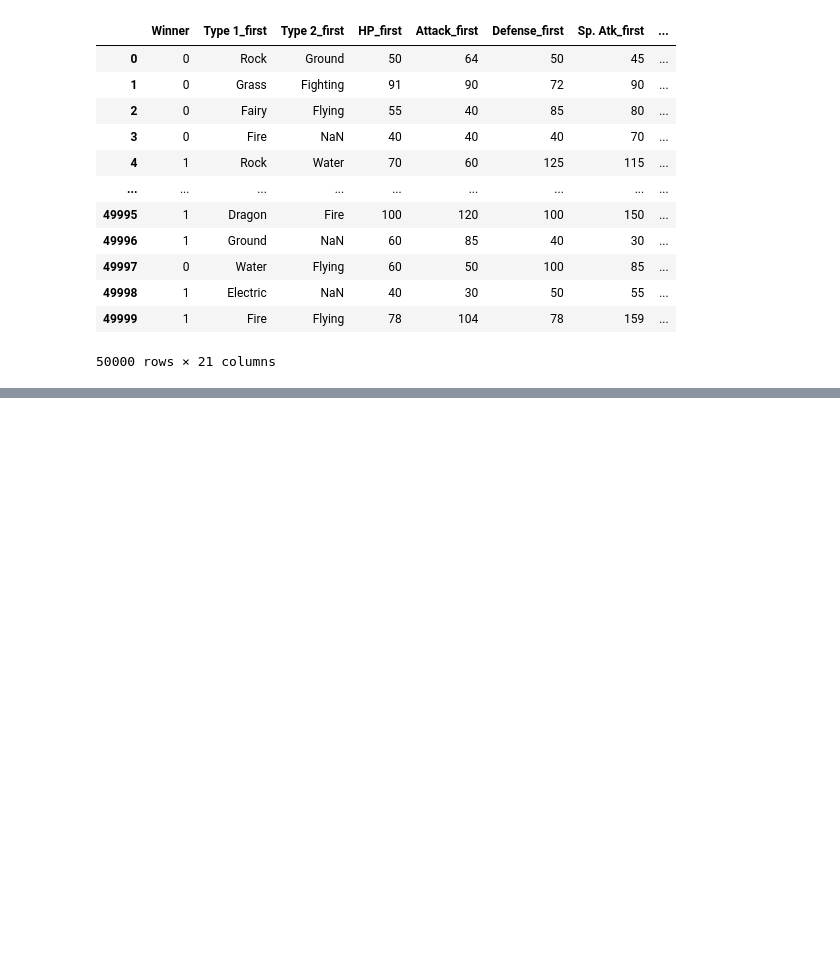
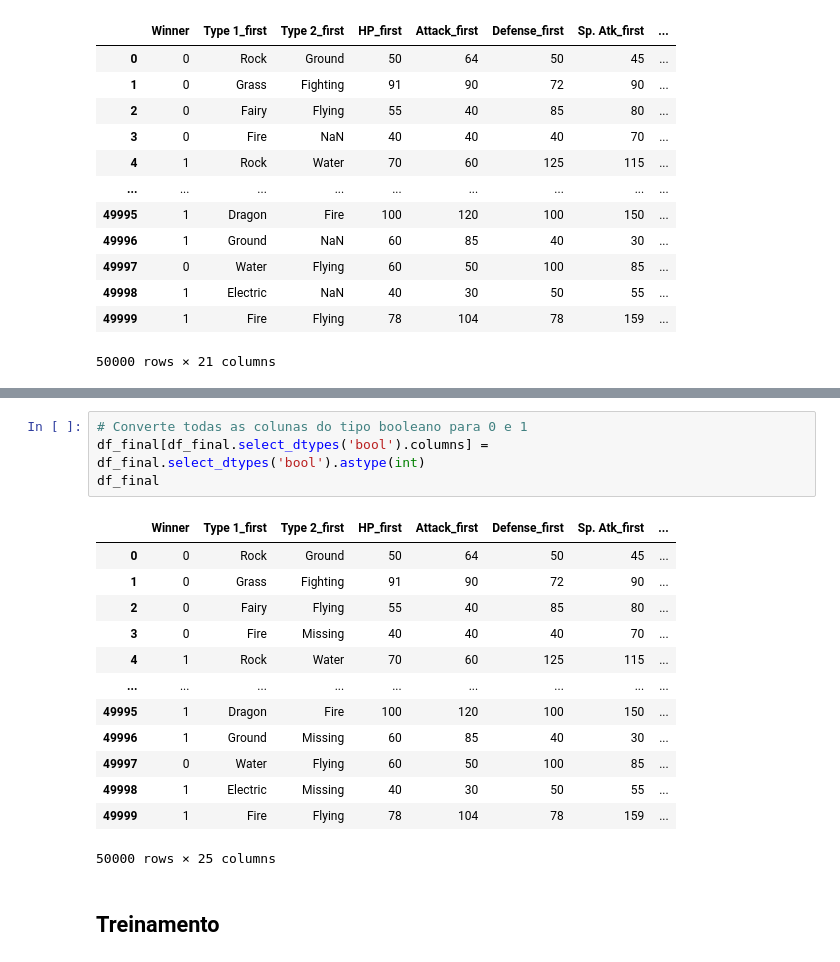
Before and after one commit to luiza-bryn/Rede-Neural, a Jupyter notebook: models/binary_class/model.ipynb, the cells around one changed output, grey strips where cells are left out. Cells and saved outputs as stored; diff of their text form; blank space fills up the shorter version.

Commit message:
treinamento binario

```diff
--- a/models/binary_class/model.ipynb
+++ b/models/binary_class/model.ipynb
@@ -93,0 +150,20 @@ df_final
+# %%
+# Converte todas as colunas do tipo booleano para 0 e 1
+df_final[df_final.select_dtypes('bool').columns] = df_final.select_dtypes('bool').astype(int)
+df_final
+# %% [output]
+|  | Winner | Type 1_first | Type 2_first | HP_first | Attack_first | Defense_first | Sp. Atk_first | ... |
+| 0 | 0 | Rock | Ground | 50 | 64 | 50 | 45 | ... |
+| 1 | 0 | Grass | Fighting | 91 | 90 | 72 | 90 | ... |
+| 2 | 0 | Fairy | Flying | 55 | 40 | 85 | 80 | ... |
+| 3 | 0 | Fire | Missing | 40 | 40 | 40 | 70 | ... |
+| 4 | 1 | Rock | Water | 70 | 60 | 125 | 115 | ... |
+| ... | ... | ... | ... | ... | ... | ... | ... | ... |
+| 49995 | 1 | Dragon | Fire | 100 | 120 | 100 | 150 | ... |
+| 49996 | 1 | Ground | Missing | 60 | 85 | 40 | 30 | ... |
+| 49997 | 0 | Water | Flying | 60 | 50 | 100 | 85 | ... |
+| 49998 | 1 | Electric | Missing | 40 | 30 | 50 | 55 | ... |
+| 49999 | 1 | Fire | Flying | 78 | 104 | 78 | 159 | ... |
+50000 rows × 25 columns
+# %% [markdown]
+## Treinamento
```
Also changed, not shown: parts of 8 cells of this notebook, 5 other files.
